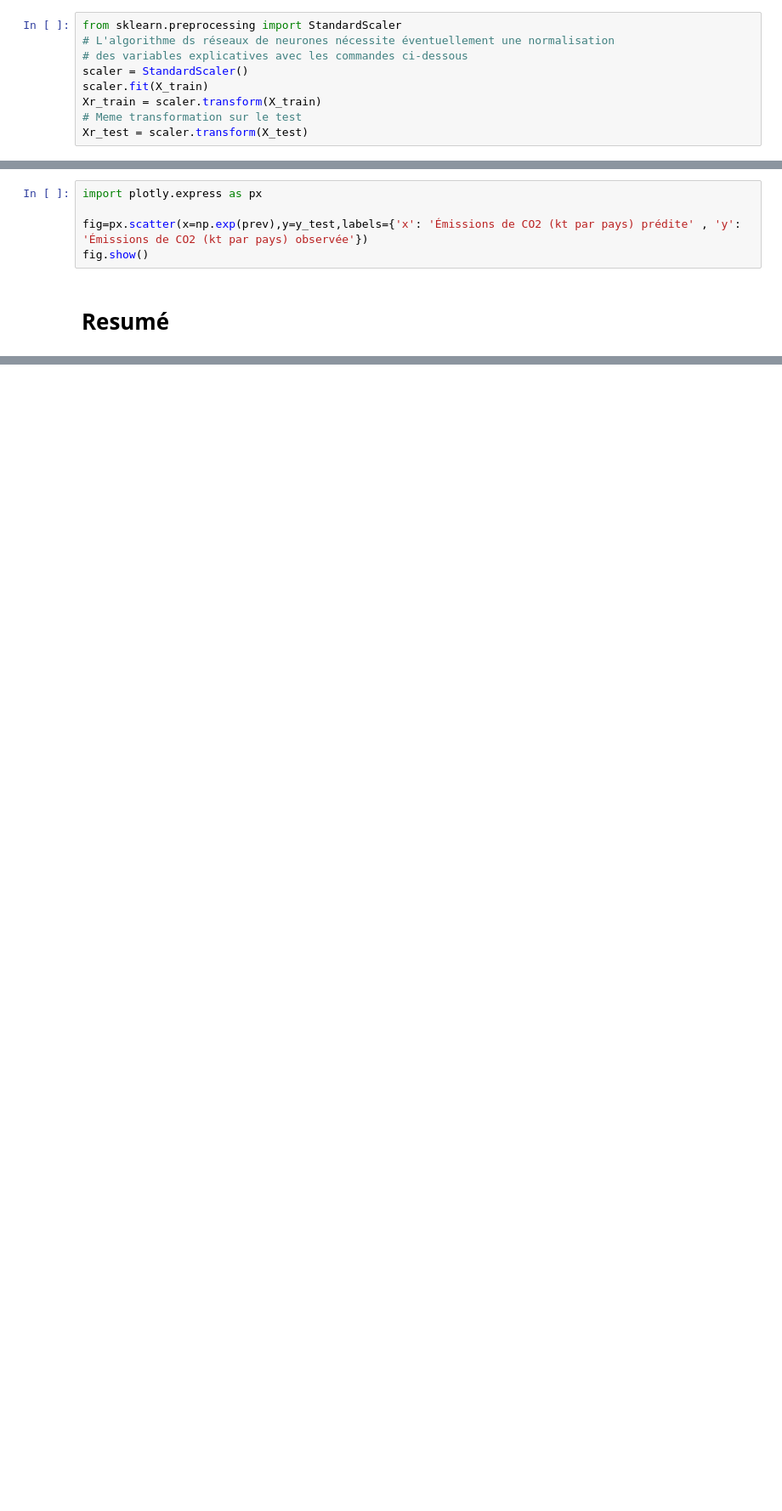
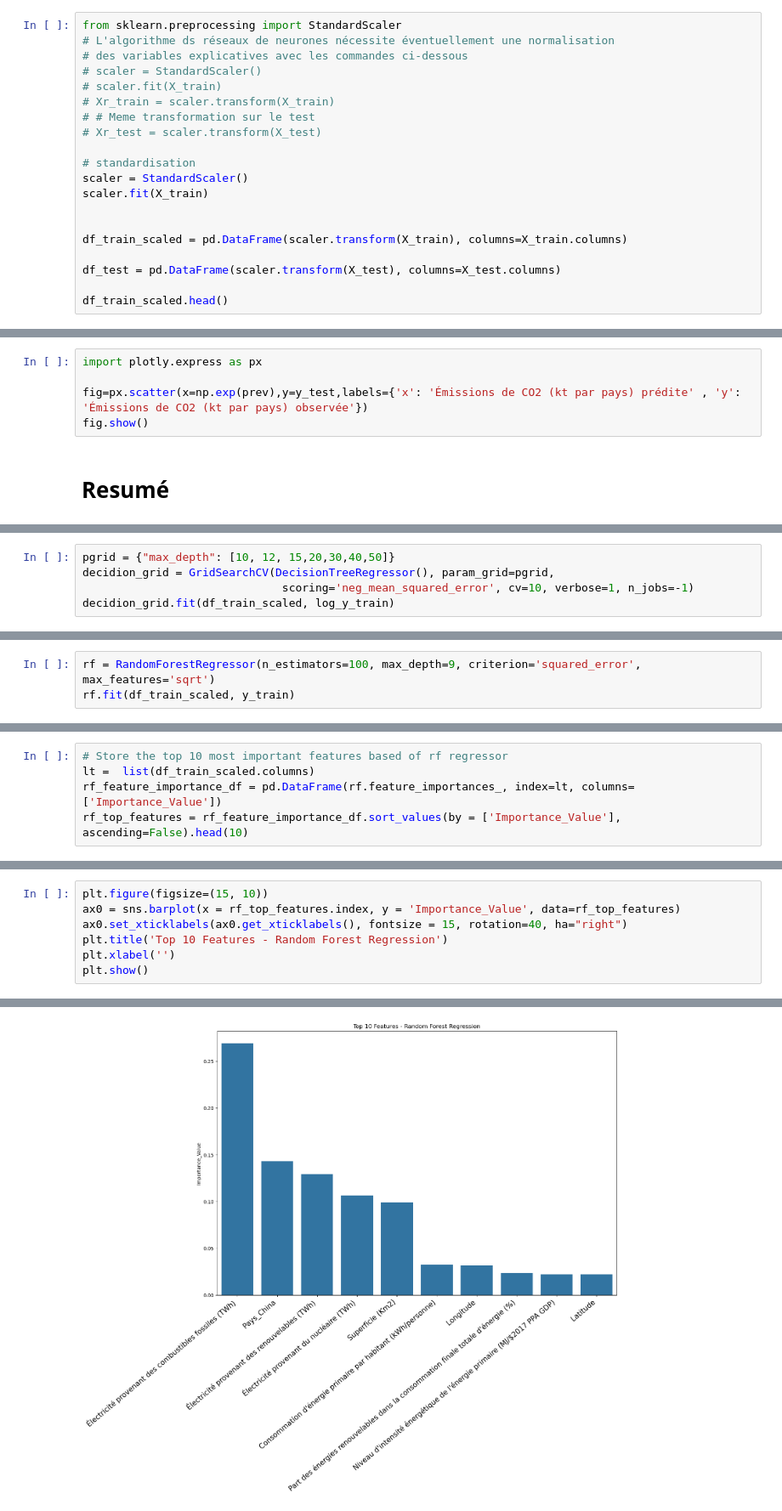
Before and after one commit to hugoguilbot/MLProject, a Jupyter notebook: Modélisation-Regression-Lineaire.ipynb, the cells around one changed output, grey strips where cells are left out. Shown at 85% size. Drawn from its saved outputs; the diff is of its cells as text; blank space fills up the shorter version.

```diff
--- a/Modélisation-Regression-Lineaire.ipynb
+++ b/Modélisation-Regression-Lineaire.ipynb
@@ -186,8 +200,19 @@ log_y_test = np.log(y_test)
 from sklearn.preprocessing import StandardScaler
 # L'algorithme ds réseaux de neurones nécessite éventuellement une normalisation
 # des variables explicatives avec les commandes ci-dessous
+# scaler = StandardScaler()
+# scaler.fit(X_train)
+# Xr_train = scaler.transform(X_train)
+# # Meme transformation sur le test
+# Xr_test = scaler.transform(X_test)
+
+# standardisation
 scaler = StandardScaler()
 scaler.fit(X_train)
-Xr_train = scaler.transform(X_train)
-# Meme transformation sur le test
-Xr_test = scaler.transform(X_test)
+
+
+df_train_scaled = pd.DataFrame(scaler.transform(X_train), columns=X_train.columns)
+
+df_test = pd.DataFrame(scaler.transform(X_test), columns=X_test.columns)
+
+df_train_scaled.head()
@@ -1008,0 +1037,5 @@ df
+# %%
+pgrid = {"max_depth": [10, 12, 15,20,30,40,50]}
+decidion_grid = GridSearchCV(DecisionTreeRegressor(), param_grid=pgrid,
+                              scoring='neg_mean_squared_error', cv=10, verbose=1, n_jobs=-1)
+decidion_grid.fit(df_train_scaled, log_y_train)
@@ -1008,0 +1084,3 @@ df
+# %%
+rf = RandomForestRegressor(n_estimators=100, max_depth=9, criterion='squared_error', max_features='sqrt')
+rf.fit(df_train_scaled, y_train)
@@ -1008,0 +1089,5 @@ df
+# %%
+# Store the top 10 most important features based of rf regressor
+lt =  list(df_train_scaled.columns)
+rf_feature_importance_df = pd.DataFrame(rf.feature_importances_, index=lt, columns=['Importance_Value'])
+rf_top_features = rf_feature_importance_df.sort_values(by = ['Importance_Value'], ascending=False).head(10)
@@ -1008,0 +1103,8 @@ df
+# %%
+plt.figure(figsize=(15, 10))
+ax0 = sns.barplot(x = rf_top_features.index, y = 'Importance_Value', data=rf_top_features)
+ax0.set_xticklabels(ax0.get_xticklabels(), fontsize = 15, rotation=40, ha="right")
+plt.title('Top 10 Features - Random Forest Regression')
+plt.xlabel('')
+plt.show()
+# %% [output]
@@ -1008,0 +1112 @@ df
+[figure, added]
```
Also changed, not shown: parts of 63 cells of this notebook.
